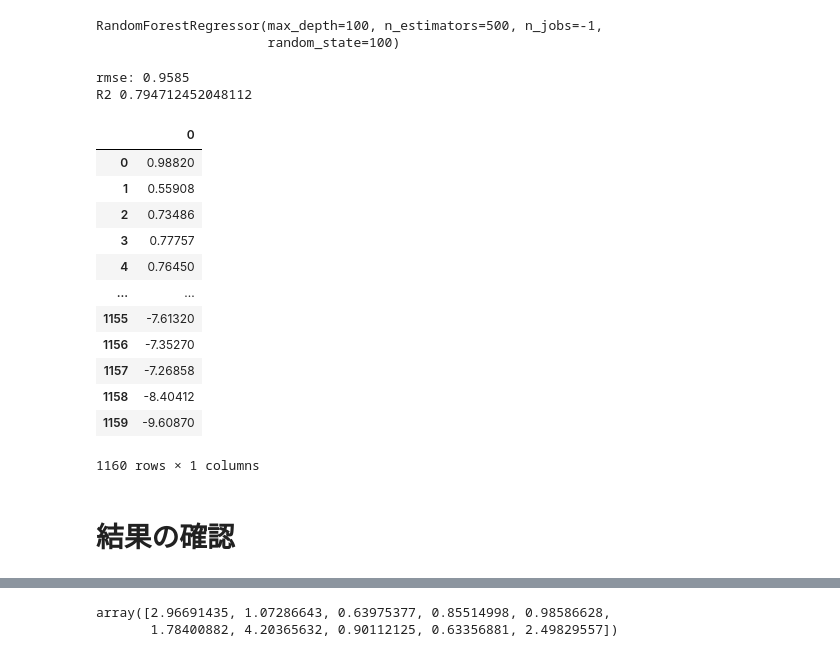
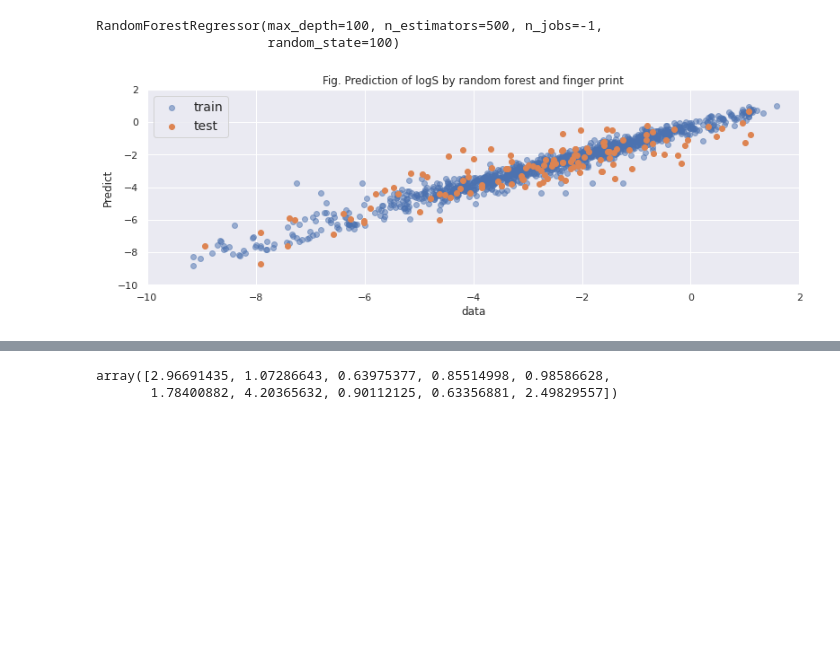
Before and after one commit to chemoinformatics-lecture/lecture-beginner, a Jupyter notebook: lesson06_scikit-learn/lecture_note_sklearn_colab_線形回帰_random_forest_fp.ipynb, the cells around one changed output, grey strips where cells are left out. Drawn from its saved outputs; the diff is of its cells as text; code cells hidden in the pictures; blank space fills up the shorter version.

```diff
--- a/lesson06_scikit-learn/lecture_note_sklearn_colab_線形回帰_random_forest_fp.ipynb
+++ b/lesson06_scikit-learn/lecture_note_sklearn_colab_線形回帰_random_forest_fp.ipynb
@@ -29,12 +30,6 @@ from rdkit.Chem import AllChem, PandasTools
 print(rdBase.rdkitVersion)
 # %% [output]
 2022.03.5
-# %%
-import numpy as np
-import pandas as pd
-import matplotlib.pyplot as plt
-import seaborn as sns
-sns.set()
 # %% [markdown]
 # ファイルのダウンロード
 # %%
@@ -226,35 +221,44 @@ model.fit(X_train, y_train)
 # %% [output]
 RandomForestRegressor(max_depth=100, n_estimators=500, n_jobs=-1,
                       random_state=100)
-# %%
-from sklearn.metrics import mean_squared_error, r2_score
-y_pred = model.predict(X_test)
-score = mean_squared_error(y_test, y_pred)
-rmse = np.sqrt(score)
-print(f'rmse: {rmse:.4f}')
-score2 = r2_score(y_test, y_pred)
-print("R2", score2)
-y_predtrain = model.predict(X_train)
-# %% [output]
-rmse: 0.9585
-R2 0.794712452048112
-# %%
-y_predtrain = y_predtrain.reshape(-1, 1)
-y_predtrain = pd.DataFrame(y_predtrain)
-y_predtrain
-# %% [output]
-|  | 0 |
-| 0 | 0.98820 |
-| 1 | 0.55908 |
-| 2 | 0.73486 |
-| 3 | 0.77757 |
-| 4 | 0.76450 |
-| ... | ... |
-| 1155 | -7.61320 |
-| 1156 | -7.35270 |
-| 1157 | -7.26858 |
-| 1158 | -8.40412 |
-| 1159 | -9.60870 |
-1160 rows × 1 columns
-# %% [markdown]
-# 結果の確認
+# %%
+# 学習結果を用いて値を予想する。
+y_pred_test = model.predict(X_test)
+y_pred_train = model.predict(X_train)
+# %%
+# グラフ作成をmatplotlibで行う
+import matplotlib.pyplot as plt
+
+# 得られた学習結果と実験値とを比較する。
+plt.figure()
+
+# トレーニングデータのプロット
+x１ = y_train.astype(float)
+y1 = y_pred_train.astype(float)
+
+plt.scatter(x1, y1, alpha=0.5, label="train") # alphaを入れると薄くなる。
+
+# テストデータのプロット
+x2 = y_test.astype(float)
+y2 = y_pred_test.astype(float)
+
+plt.scatter(x2, y2, label="test")
+
+# 範囲の指定
+plt.xlim(-10, 2)
+plt.ylim(-10, 2)
+
+# タイトルを入れる。
+plt.title("Fig. Prediction of logS by random forest and finger print")
+
+# X軸とY軸にラベルを作成
+plt.xlabel('data')
+plt.ylabel('Predict')
+
+# 凡例の場所を指定
+plt.legend(loc="upper left", fontsize=14)
+
+# 表示させる
+plt.show()
+# %% [output]
+[figure, added]
```
Also changed, not shown: parts of 11 cells of this notebook.
